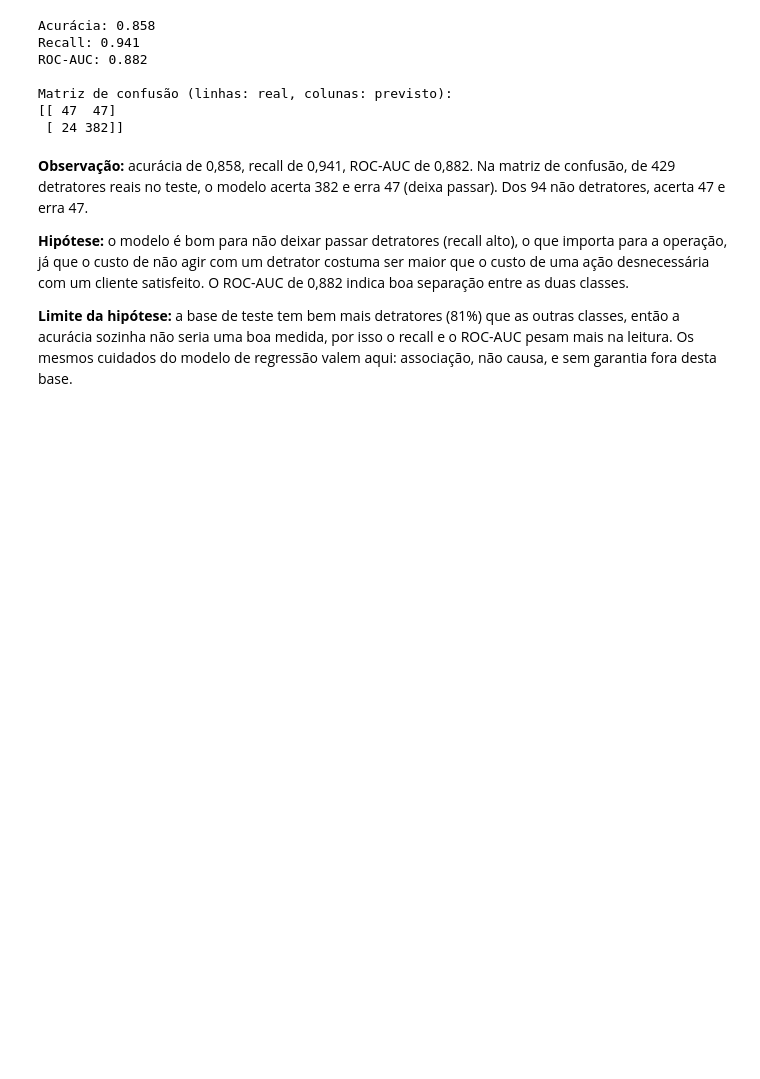
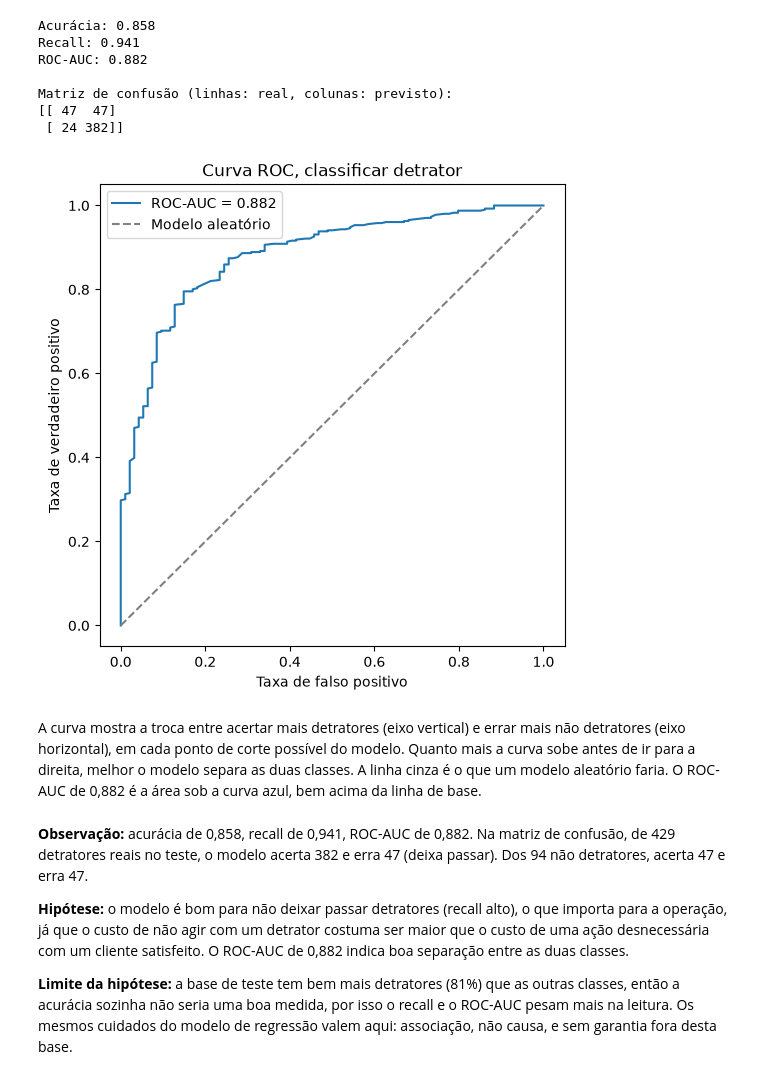
Before and after one commit to micaellamannrich/tech-challenge-fase1-nps, a Jupyter notebook: notebooks/02_modelagem.ipynb, the cells around one changed output. Saved outputs shown, nothing was run; the diff lists cells and outputs as text; code cells hidden in the pictures; blank space fills up the shorter version.

```diff
--- a/notebooks/02_modelagem.ipynb
+++ b/notebooks/02_modelagem.ipynb
@@ -261,6 +273,24 @@ ROC-AUC: 0.882
 Matriz de confusão (linhas: real, colunas: previsto):
 [[ 47  47]
  [ 24 382]]
+# %%
+from sklearn.metrics import roc_curve
+
+fpr, tpr, limiares = roc_curve(y_test_cls, proba_cls)
+
+plt.figure(figsize=(6, 6))
+plt.plot(fpr, tpr, label=f'ROC-AUC = {roc_auc_score(y_test_cls, proba_cls):.3f}')
+plt.plot([0, 1], [0, 1], color='gray', linestyle='--', label='Modelo aleatório')
+plt.title('Curva ROC, classificar detrator')
+plt.xlabel('Taxa de falso positivo')
+plt.ylabel('Taxa de verdadeiro positivo')
+plt.legend()
+plt.savefig('../reports/figures/curva_roc.png', dpi=150, bbox_inches='tight')
+plt.show()
+# %% [output]
+[figure, added]
+# %% [markdown]
+A curva mostra a troca entre acertar mais detratores (eixo vertical) e errar mais não detratores (eixo horizontal), em cada ponto de corte possível do modelo. Quanto mais a curva sobe antes de ir para a direita, melhor o modelo separa as duas classes. A linha cinza é o que um modelo aleatório faria. O ROC-AUC de 0,882 é a área sob a curva azul, bem acima da linha de base.
 # %% [markdown]
 **Observação:** acurácia de 0,858, recall de 0,941, ROC-AUC de 0,882. Na matriz de confusão, de 429 detratores reais no teste, o modelo acerta 382 e erra 47 (deixa passar). Dos 94 não detratores, acerta 47 e erra 47.
 
```
Also changed, not shown: parts of 5 cells of this notebook, 7 other files.
